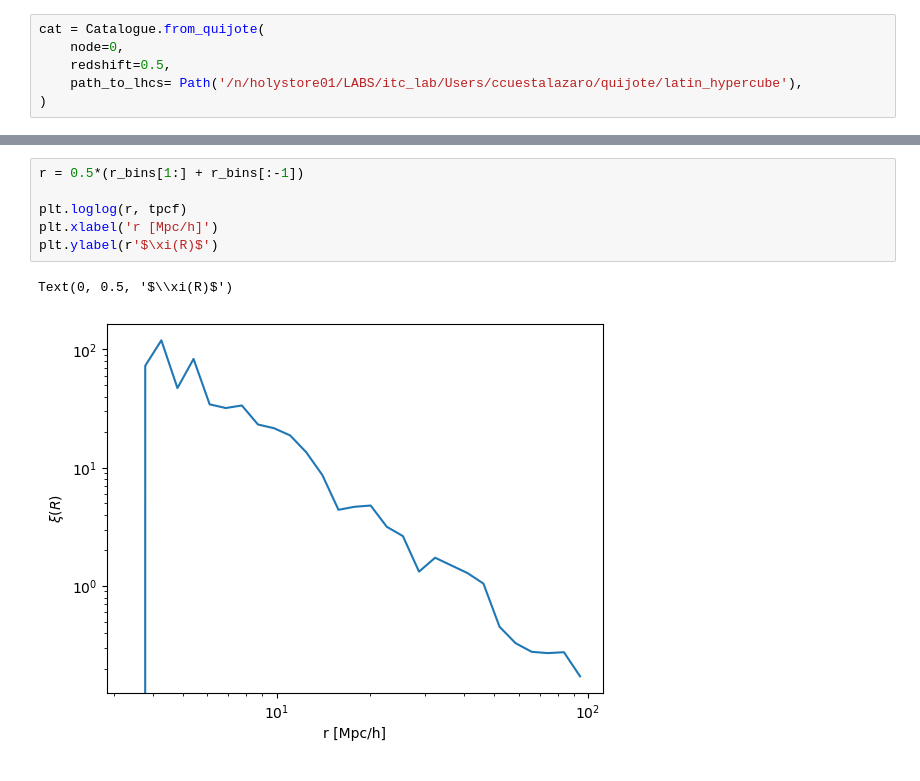
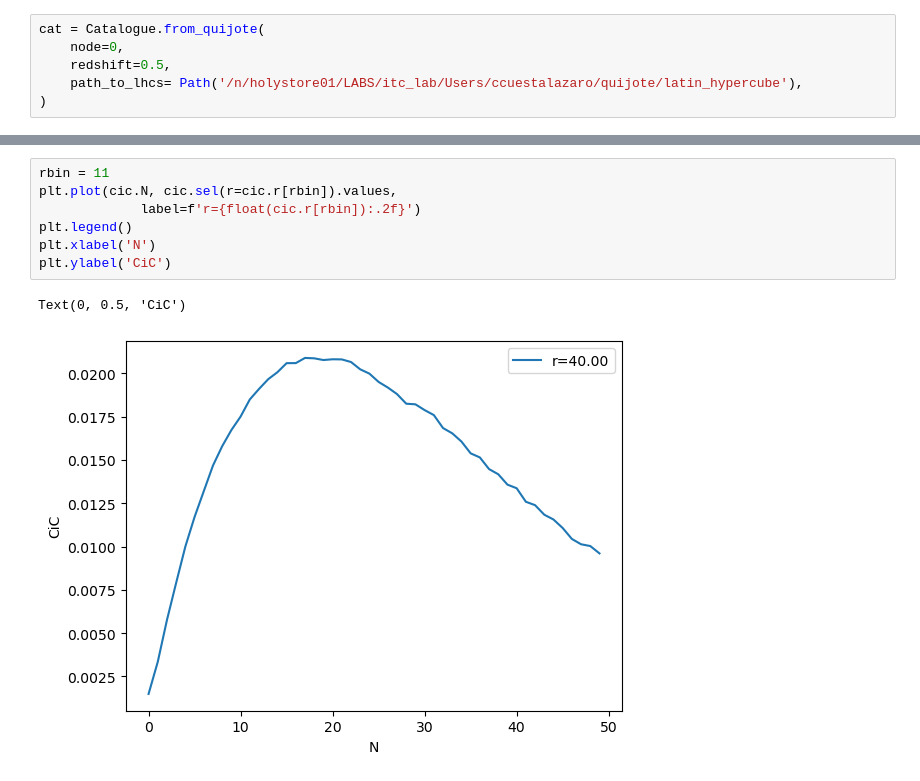
Before and after one commit to florpi/ili-summarizer, a Jupyter notebook: examples/reading_data.ipynb, the cells around one changed output, grey strips where cells are left out. Drawn from its saved outputs; the diff is of its cells as text.

```diff
--- a/examples/reading_data.ipynb
+++ b/examples/reading_data.ipynb
@@ -50,9 +39,10 @@ Text(0, 0.5, 'log CiC')
-# %%
-r = 0.5*(r_bins[1:] + r_bins[:-1])
-
-plt.loglog(r, tpcf)
-plt.xlabel('r [Mpc/h]')
-plt.ylabel(r'$\xi(R)$')
-# %% [output]
-Text(0, 0.5, '$\\xi(R)$')
-[figure, removed]
+# %%
+rbin = 11
+plt.plot(cic.N, cic.sel(r=cic.r[rbin]).values,
+             label=f'r={float(cic.r[rbin]):.2f}')
+plt.legend()
+plt.xlabel('N')
+plt.ylabel('CiC')
+# %% [output]
+Text(0, 0.5, 'CiC')
+[figure, added]
```
Also changed, not shown: parts of 5 cells of this notebook, 3 other files.
